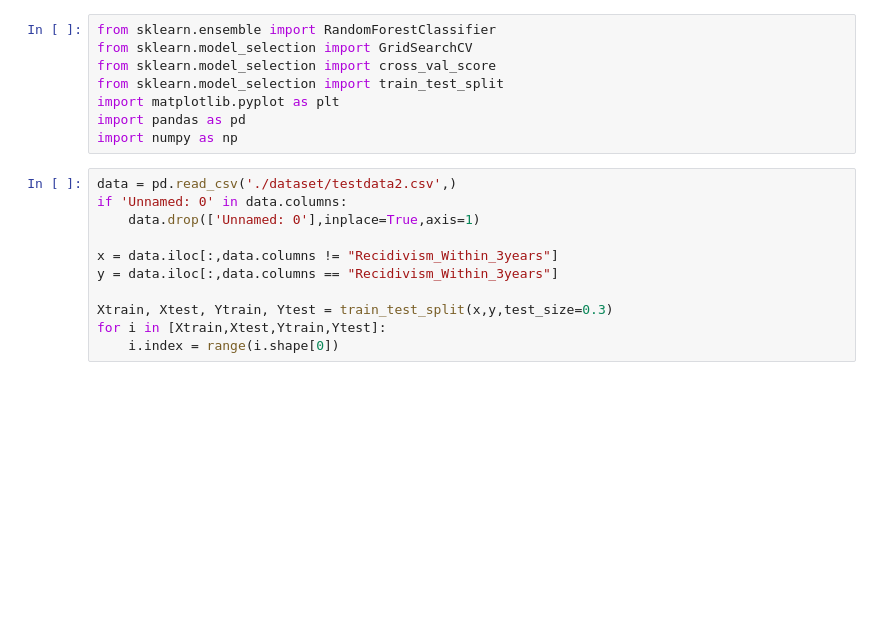
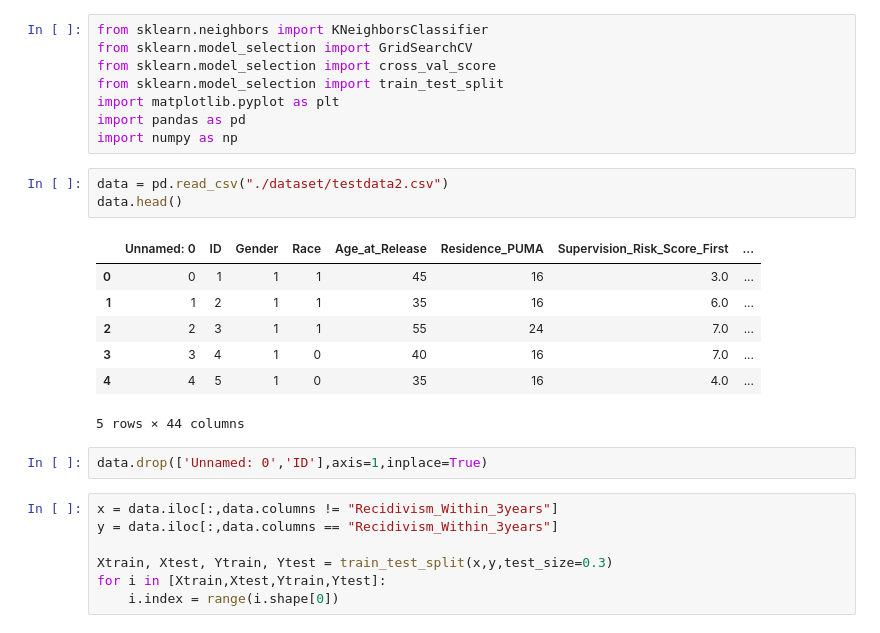
Before and after one commit to kevinzzhengg/RiYou-Demo, a Jupyter notebook: test.ipynb, the cells around one changed output. Saved outputs shown, nothing was run; the diff lists cells and outputs as text; blank space fills up the shorter version.

```diff
--- a/test.ipynb
+++ b/test.ipynb
@@ -1,16 +1,25 @@
 # %%
-from sklearn.ensemble import RandomForestClassifier
+from sklearn.neighbors import KNeighborsClassifier
 from sklearn.model_selection import GridSearchCV
 from sklearn.model_selection import cross_val_score
 from sklearn.model_selection import train_test_split
 import matplotlib.pyplot as plt
 import pandas as pd
 import numpy as np
+# %%
+data = pd.read_csv("./dataset/testdata2.csv")
+data.head()
+# %% [output]
+|  | Unnamed: 0 | ID | Gender | Race | Age_at_Release | Residence_PUMA | Supervision_Risk_Score_First | ... |
+| 0 | 0 | 1 | 1 | 1 | 45 | 16 | 3.0 | ... |
+| 1 | 1 | 2 | 1 | 1 | 35 | 16 | 6.0 | ... |
+| 2 | 2 | 3 | 1 | 1 | 55 | 24 | 7.0 | ... |
+| 3 | 3 | 4 | 1 | 0 | 40 | 16 | 7.0 | ... |
+| 4 | 4 | 5 | 1 | 0 | 35 | 16 | 4.0 | ... |
+5 rows × 44 columns
+# %%
+data.drop(['Unnamed: 0','ID'],axis=1,inplace=True)
 # %%
-data = pd.read_csv('./dataset/testdata2.csv',)
-if 'Unnamed: 0' in data.columns:
-    data.drop(['Unnamed: 0'],inplace=True,axis=1)
-
 x = data.iloc[:,data.columns != "Recidivism_Within_3years"]
 y = data.iloc[:,data.columns == "Recidivism_Within_3years"]
 
```
Also changed, not shown: parts of 21 cells of this notebook, 12 other files.
